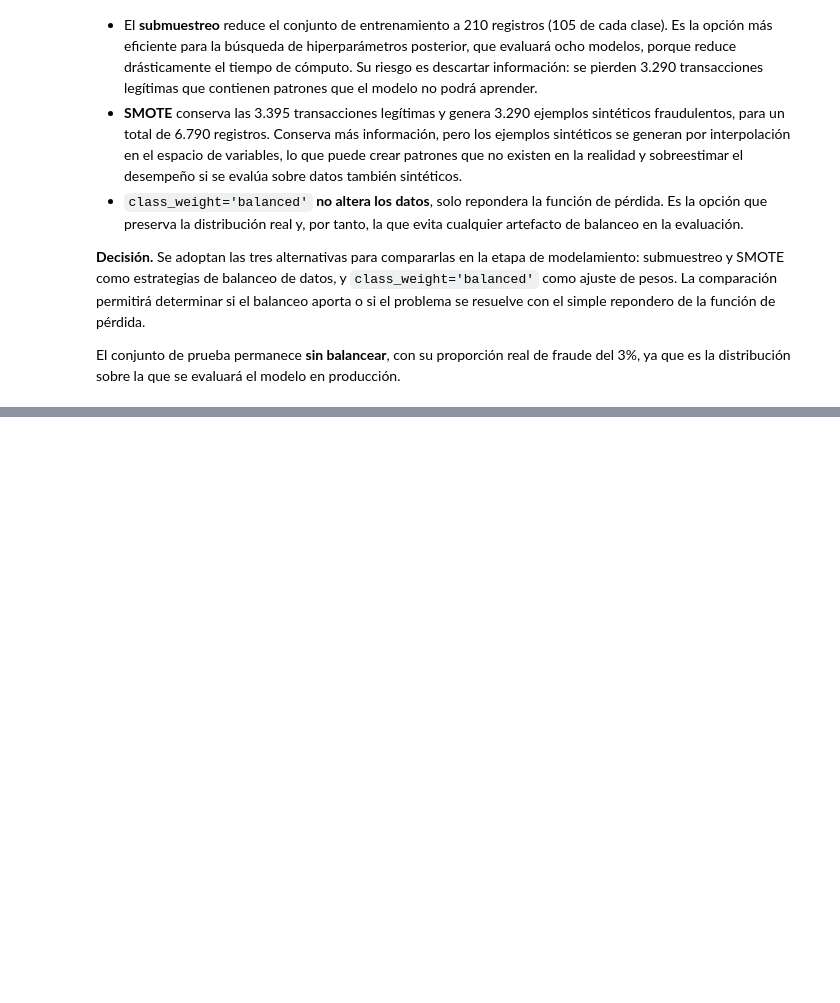
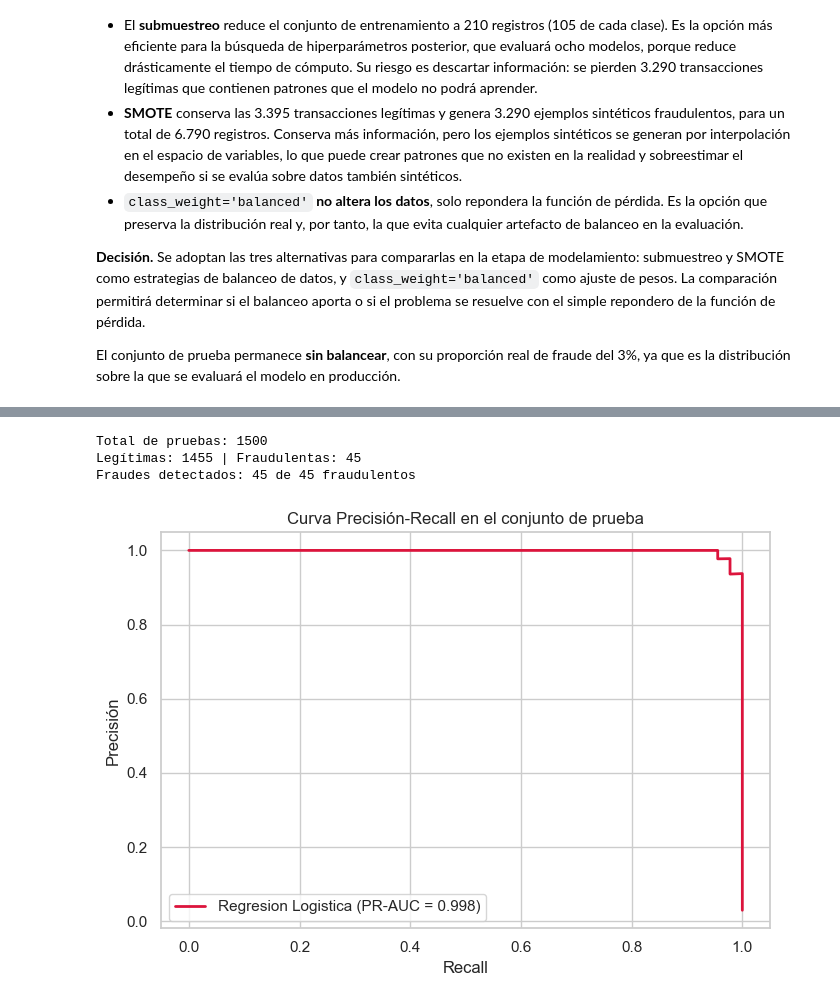
Before and after one commit to blandevv/credit-card-fraud-detection, a Jupyter notebook: notebooks/main.ipynb, the cells around one changed output, grey strips where cells are left out. Cells and saved outputs as stored; diff of their text form; code cells hidden in the pictures; blank space fills up the shorter version.

```diff
--- a/notebooks/main.ipynb
+++ b/notebooks/main.ipynb
@@ -1042,0 +1262,11 @@ El conjunto de prueba permanece **sin balancear**, con su proporción real de fr
+# %%
+votacion = VotingClassifier(
+    estimators=[('lr', mejores_clasicos['Regresion Logistica']),
+                ('knn', mejores_clasicos['KNN']),
+                ('svm', mejores_clasicos['SVM']),
+                ('dt', mejores_clasicos['Arbol de Decision']),
+                ('nb', mejores_clasicos['Naive Bayes'])],
+    voting='soft'
+)
+votacion.fit(X_modelo, y_modelo)
+print('VotingClassifier (soft) ajustado sobre los 5 clásicos afinados')
@@ -1042,0 +1343,25 @@ El conjunto de prueba permanece **sin balancear**, con su proporción real de fr
+# %%
+print(f'Total de pruebas: {len(y_test)}')
+print(f'Legítimas: {(y_test == 0).sum()} | Fraudulentas: {(y_test == 1).sum()}')
+
+tp = confusion_matrix(y_test, y_pred_mejor)[1, 1]
+fn = confusion_matrix(y_test, y_pred_mejor)[1, 0]
+print(f'Fraudes detectados: {tp} de {tp + fn} fraudulentos')
+# %% [output]
+Total de pruebas: 1500
+Legítimas: 1455 | Fraudulentas: 45
+Fraudes detectados: 45 de 45 fraudulentos
+# %%
+precision, recall, _ = precision_recall_curve(y_test, y_proba_mejor)
+
+fig, ax = plt.subplots(figsize=(7, 5))
+ax.plot(recall, precision, lw=2, color='crimson',
+        label=f'{mejor_nombre} (PR-AUC = {average_precision_score(y_test, y_proba_mejor):.3f})')
+ax.set_xlabel('Recall')
+ax.set_ylabel('Precisión')
+ax.set_title('Curva Precisión-Recall en el conjunto de prueba')
+ax.legend()
+plt.tight_layout()
+plt.show()
+# %% [output]
+[figure, added]
```
Also changed, not shown: parts of 14 cells of this notebook.
